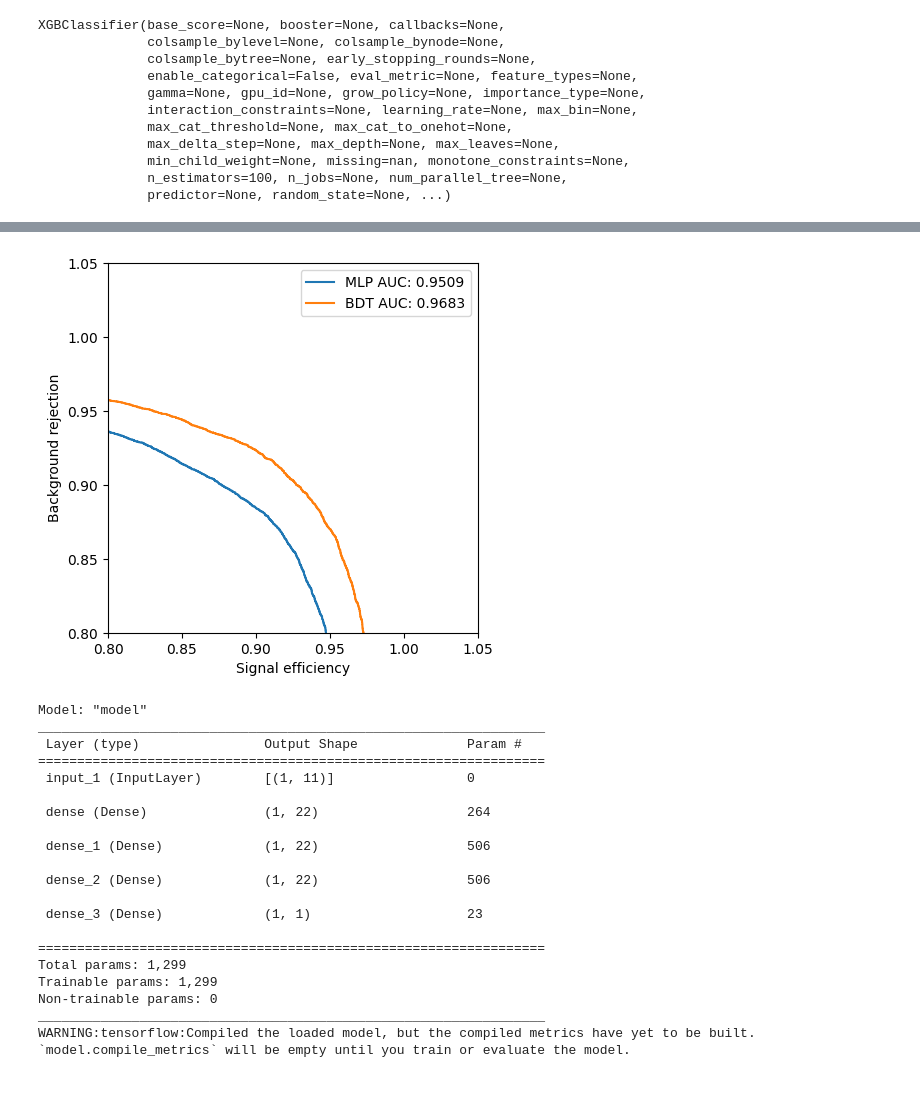
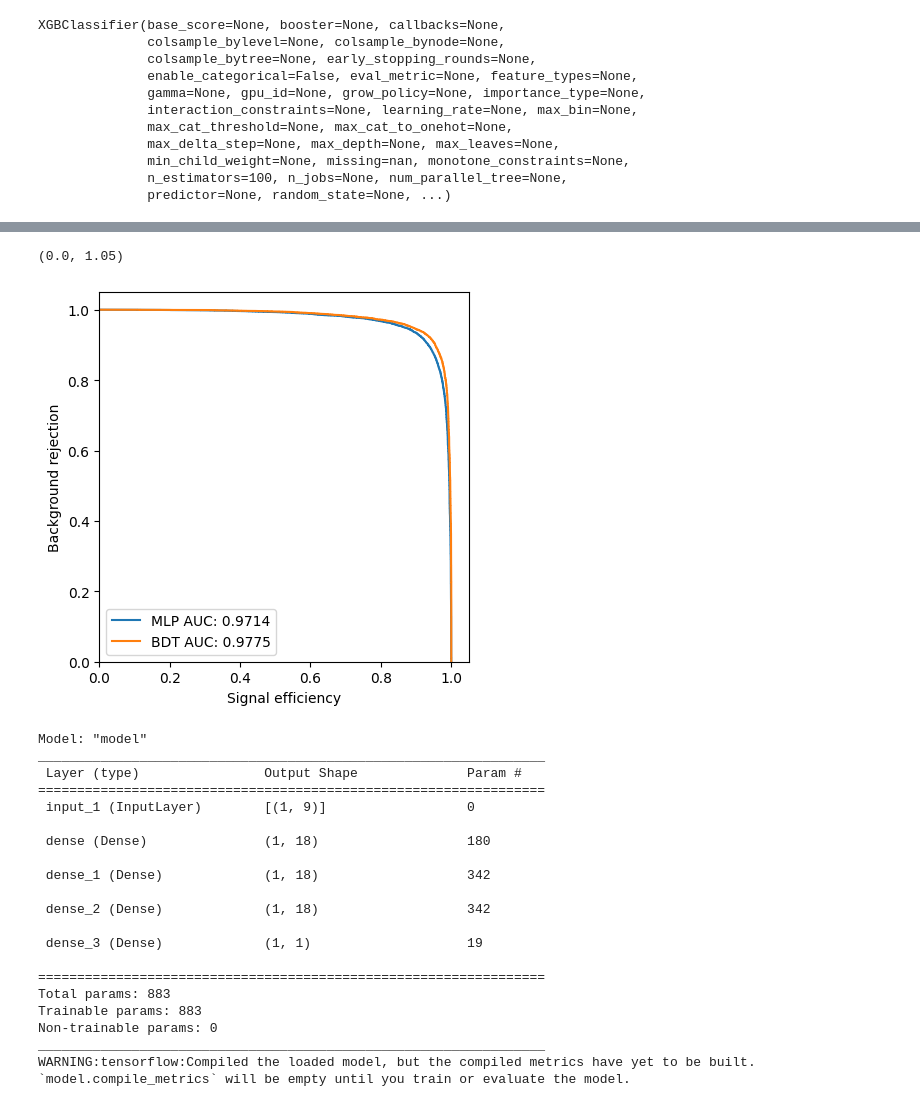
Before and after one commit to hienmng/KKTrain, a Jupyter notebook: TrainBkgDiag.ipynb, the cells around one changed output, grey strips where cells are left out. Saved outputs shown, nothing was run; the diff lists cells and outputs as text; code cells hidden in the pictures.

Commit message:
changes to bkg e-/e+ training using new parameters

```diff
--- a/TrainBkgDiag.ipynb
+++ b/TrainBkgDiag.ipynb
@@ -36,21 +36,37 @@ for filename in files:
     print("Processing: " + filename)
     with uproot.open(filename) as file:
         bkgdiag = file["BD"]["bkgcdiag"].arrays()
-        bkgdiag = bkgdiag[(bkgdiag['nactive']>=3)&(bkgdiag['np']>=2) & ( (bkgdiag['prel']==0) | ( (bkgdiag['prel']<0) & (bkgdiag['mpdg']==11) ) ) ]
+        mmomfX = file["BD"]["bkgcdiag"]['mmom/fCoordinates/fCoordinates.fX'].array()
+        mmomfY = file["BD"]["bkgcdiag"]['mmom/fCoordinates/fCoordinates.fY'].array()
+        mmomfZ = file["BD"]["bkgcdiag"]['mmom/fCoordinates/fCoordinates.fZ'].array()
+        mmomR = np.sqrt(mmomfX*mmomfX + mmomfY*mmomfY + mmomfZ*mmomfZ)
+        #bkgdiag = bkgdiag[(bkgdiag['nactive']>=3)&(bkgdiag['np']>=2) & ( (bkgdiag['prel']==0) | ( (bkgdiag['prel']<0) & (abs(bkgdiag['mpdg'])==11) ) ) ]
+        bkgdiag = bkgdiag[ (bkgdiag['nactive']>=3) & (bkgdiag['np']>=2) & ( ( (bkgdiag['prel']==0) & (mmomR > 100) ) | ( (bkgdiag['prel']<0) & (abs(bkgdiag['mpdg'])==11) & (mmomR < 10) ) ) ]
         clusterrho = bkgdiag['crho'].to_numpy()
         zmin = bkgdiag['zmin'].to_numpy()
         zmax = bkgdiag['zmax'].to_numpy()
         zgap = bkgdiag['zgap'].to_numpy()
+        fp = bkgdiag['fp'].to_numpy()
+        lp = bkgdiag['lp'].to_numpy()
+        pgap = bkgdiag['pgap'].to_numpy()
         nplanes = bkgdiag['np'].to_numpy()
         planefraction = bkgdiag['pfrac'].to_numpy()
         nhits = bkgdiag['nactive'].to_numpy()
         prel = bkgdiag['prel'].to_numpy()
+        kQ = bkgdiag['kQ'].to_numpy()
         rmscposx = bkgdiag['rmscposx'].to_numpy()
         rmscposy = bkgdiag['rmscposy'].to_numpy()
         rmsctime = bkgdiag['rmsctime'].to_numpy()
         avecedep = bkgdiag['avecedep'].to_numpy()
+        rmscrho = np.sqrt(rmscposx*rmscposx + rmscposy*rmscposy)
         print("Processed file " + filename + " with %s hits"%nhits.shape[0])
-        temp = np.vstack((clusterrho, zmin, zmax, zgap, nplanes, planefraction, nhits,rmscposx,rmscposy,rmsctime,avecedep)).T
+        usePlaneVar = 0
+        if usePlaneVar:
+            temp = np.vstack((clusterrho , fp, lp, pgap, nplanes, planefraction,nhits,rmscrho,rmsctime)).T
+            print("using plane variables")
+        else:
+            temp = np.vstack((clusterrho, zmin, zmax, zgap, nplanes, planefraction, nhits,rmscrho,rmsctime)).T
+            print("using z variables")
         if input_dataset is np.empty:
             input_dataset = temp
         else:
@@ -390,40 +427,41 @@ auc_xgboost = roc_auc_score(y_ce_test, prediction_xgboost)
 # %%
 fig, ax = plt.subplots(1,1)
 ax.plot(tpr_ce,1-fpr_ce,label=f'MLP AUC: {auc_ce:.4f}')
 ax.plot(tpr_xgboost,1-fpr_xgboost,label=f'BDT AUC: {auc_xgboost:.4f}')
 
 ax.legend()
 ax.set_aspect("equal")
 ax.set_xlabel("Signal efficiency")
 ax.set_ylabel("Background rejection")
-ax.set_xlim(0.8,1.05)
-ax.set_ylim(0.8,1.05)
-fig.savefig("TrainBkgDiag.pdf")
+ax.set_xlim(0.,1.05)
+ax.set_ylim(0.,1.05)
+#fig.savefig("TrainBkgDiag.pdf")
 # %% [output]
+(0.0, 1.05)
-[figure, old version]
+[figure, new version]
 # %%
 output_model.set_weights(model_ce.get_weights())
 output_model.summary()
-output_model.save("TrainBkgDiag.h5")
+output_model.save("model/TrainBkgDiag.h5")
 #model_ce.save("TrainBkgDiag.h5")
 # %% [output]
 Model: "model"
 _________________________________________________________________
  Layer (type)                Output Shape              Param #
 =================================================================
- input_1 (InputLayer)        [(1, 11)]                 0
+ input_1 (InputLayer)        [(1, 9)]                  0
 
- dense (Dense)               (1, 22)                   264
+ dense (Dense)               (1, 18)                   180
 
- dense_1 (Dense)             (1, 22)                   506
+ dense_1 (Dense)             (1, 18)                   342
 
- dense_2 (Dense)             (1, 22)                   506
+ dense_2 (Dense)             (1, 18)                   342
 
- dense_3 (Dense)             (1, 1)                    23
+ dense_3 (Dense)             (1, 1)                    19
 
 =================================================================
-Total params: 1,299
-Trainable params: 1,299
+Total params: 883
+Trainable params: 883
 Non-trainable params: 0
 _________________________________________________________________
 WARNING:tensorflow:Compiled the loaded model, but the compiled metrics have yet to be built. `model.compile_metrics` will be empty until you train or evaluate the model.
```
Also changed, not shown: parts of 21 cells of this notebook, 6 other files.
